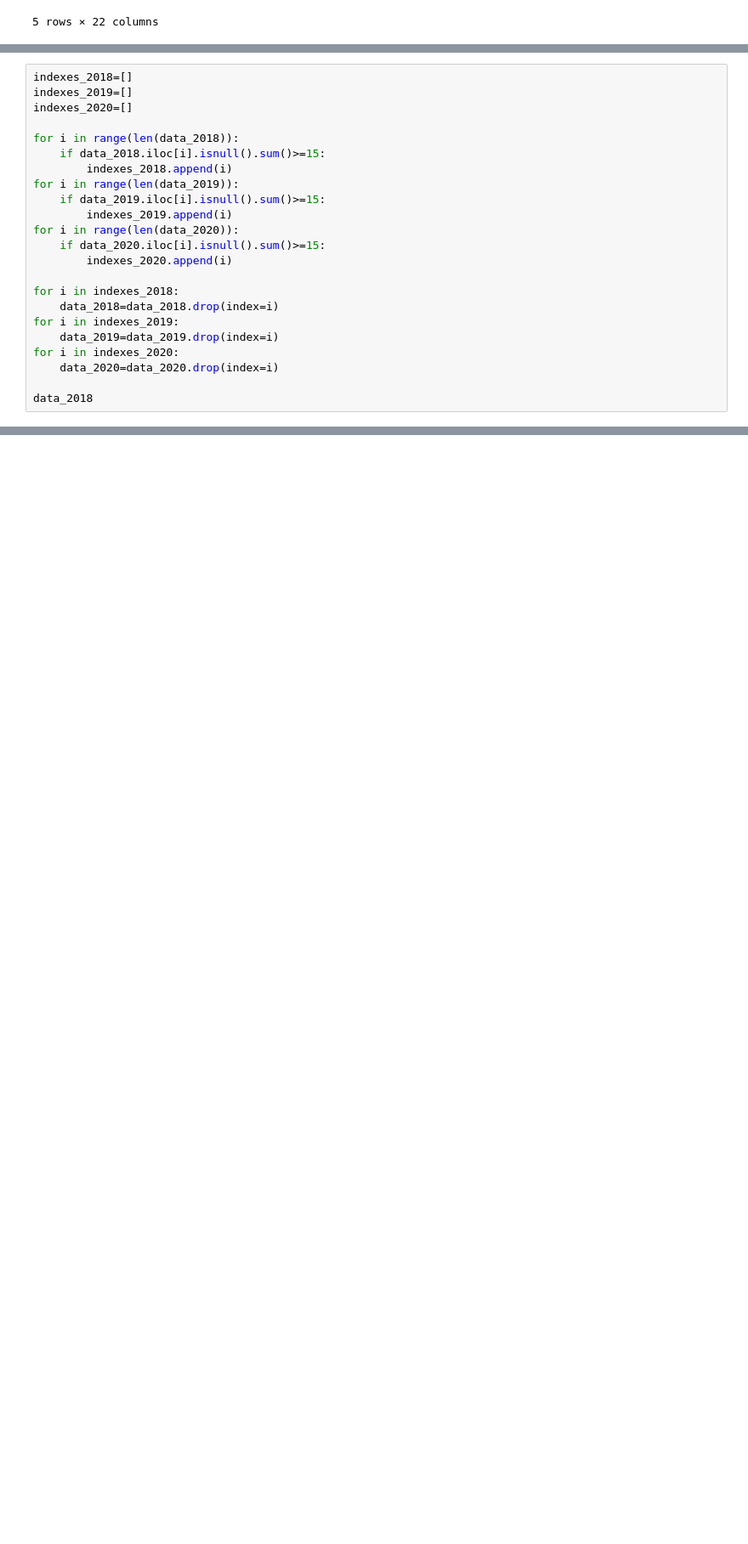
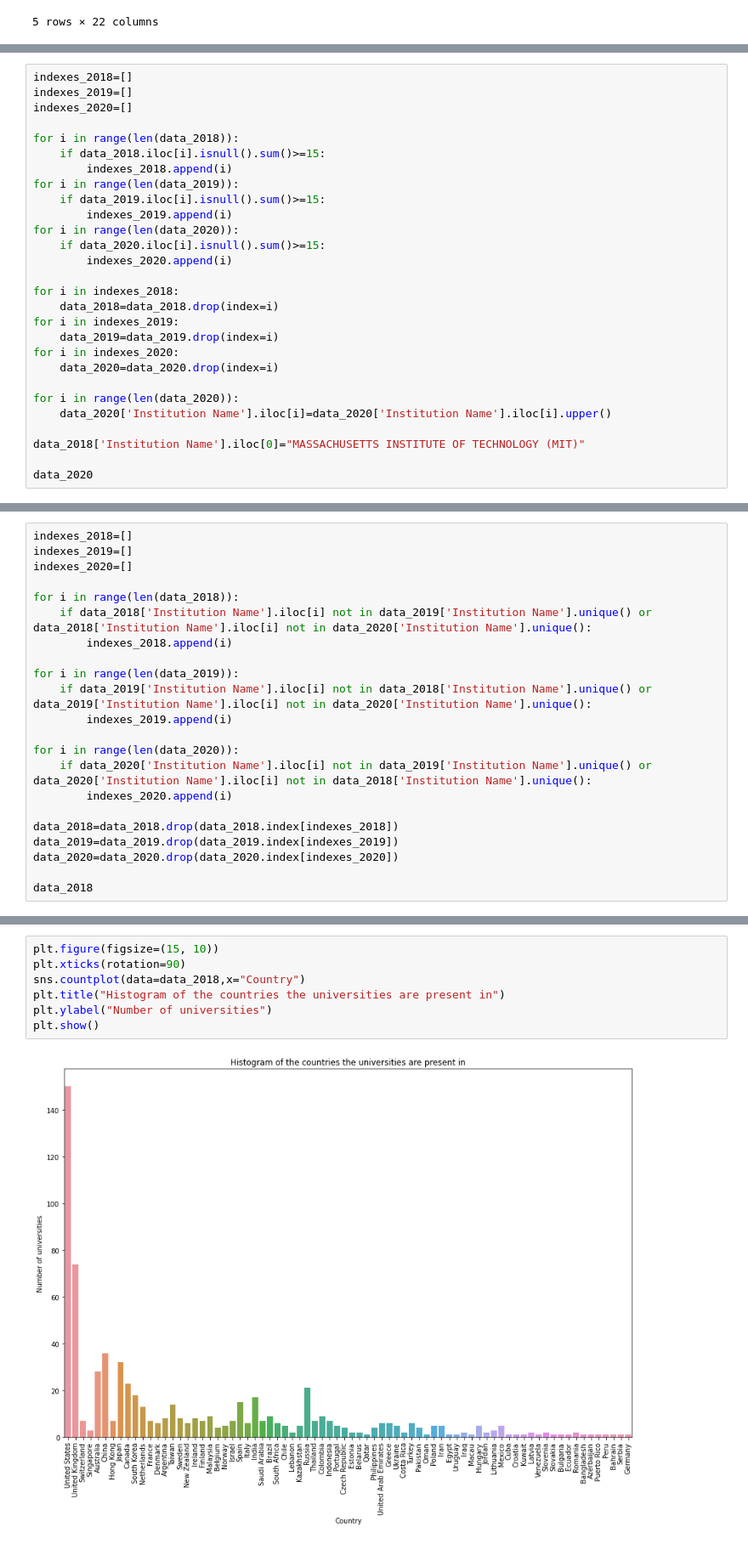
Before and after one commit to kalp121212/DS203_Project, a Jupyter notebook: QS.ipynb, the cells around one changed output, grey strips where cells are left out. Shown at 85% size. Drawn from its saved outputs; the diff is of its cells as text; blank space fills up the shorter version.

```diff
--- a/QS.ipynb
+++ b/QS.ipynb
@@ -86,5 +87,10 @@ for i in indexes_2019:
 for i in indexes_2020:
     data_2020=data_2020.drop(index=i)
 
-data_2018
+for i in range(len(data_2020)):
+    data_2020['Institution Name'].iloc[i]=data_2020['Institution Name'].iloc[i].upper()
+
+data_2018['Institution Name'].iloc[0]="MASSACHUSETTS INSTITUTE OF TECHNOLOGY (MIT)"
+
+data_2020
 # %% [output]
@@ -103,0 +114,22 @@ data_2018
+# %%
+indexes_2018=[]
+indexes_2019=[]
+indexes_2020=[]
+
+for i in range(len(data_2018)):
+    if data_2018['Institution Name'].iloc[i] not in data_2019['Institution Name'].unique() or  data_2018['Institution Name'].iloc[i] not in data_2020['Institution Name'].unique():
+        indexes_2018.append(i)
+
+for i in range(len(data_2019)):
+    if data_2019['Institution Name'].iloc[i] not in data_2018['Institution Name'].unique() or  data_2019['Institution Name'].iloc[i] not in data_2020['Institution Name'].unique():
+        indexes_2019.append(i)
+
+for i in range(len(data_2020)):
+    if data_2020['Institution Name'].iloc[i] not in data_2019['Institution Name'].unique() or  data_2020['Institution Name'].iloc[i] not in data_2018['Institution Name'].unique():
+        indexes_2020.append(i)
+
+data_2018=data_2018.drop(data_2018.index[indexes_2018])
+data_2019=data_2019.drop(data_2019.index[indexes_2019])
+data_2020=data_2020.drop(data_2020.index[indexes_2020])
+
+data_2018
@@ -103,0 +150,9 @@ data_2018
+# %%
+plt.figure(figsize=(15, 10))
+plt.xticks(rotation=90)
+sns.countplot(data=data_2018,x="Country")
+plt.title("Histogram of the countries the universities are present in")
+plt.ylabel("Number of universities")
+plt.show()
+# %% [output]
+[figure, added]
```
Also changed, not shown: parts of 8 cells of this notebook.
